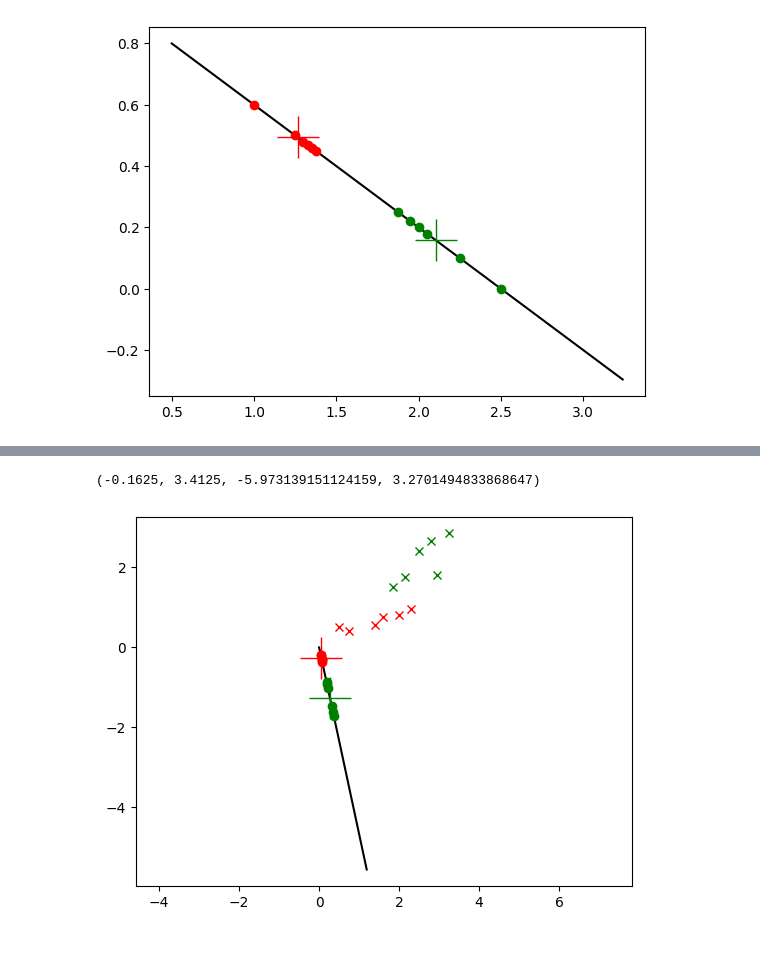
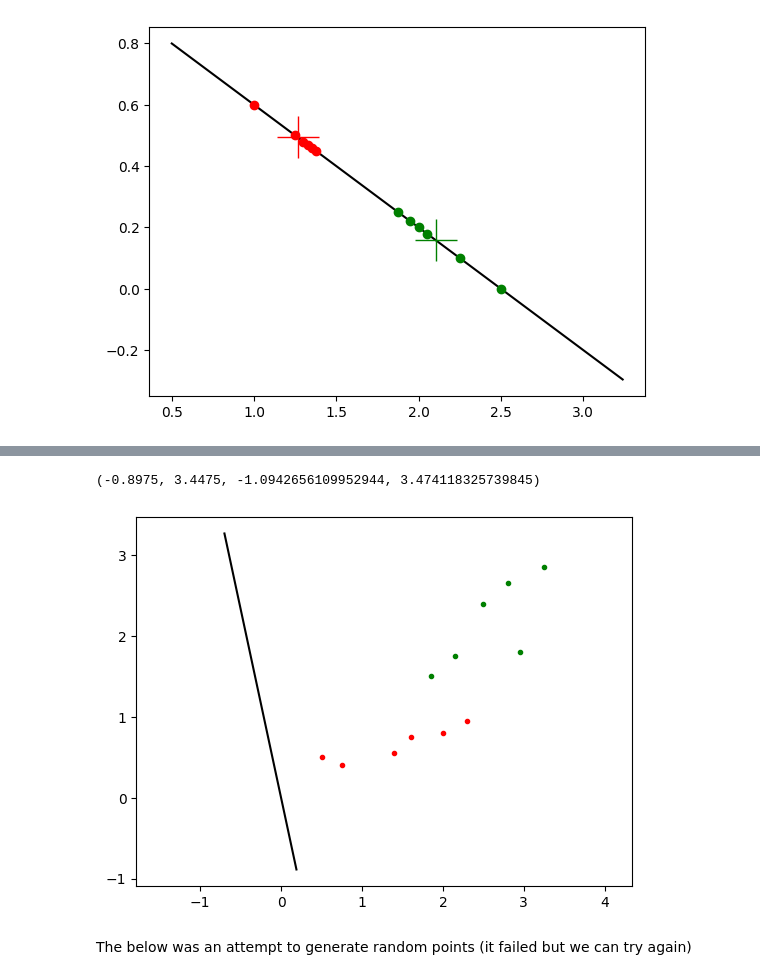
Before and after one commit to peterkrull/p7-ml-refrigeration-fault-detection, a Jupyter notebook: Python/LDA_Plots/LDA_Plots.ipynb, the cells around one changed output, grey strips where cells are left out. Cells and saved outputs as stored; diff of their text form; code cells hidden in the pictures; blank space fills up the shorter version.

```diff
--- a/Python/LDA_Plots/LDA_Plots.ipynb
+++ b/Python/LDA_Plots/LDA_Plots.ipynb
@@ -90,46 +90,55 @@ Preserving 100.0% of variance
 from numpy import append
 
 
-slope=lda.eig_vec[0][1]/lda.eig_vec[0][0]
+#slope=lda.eig_vec[0][1]/lda.eig_vec[0][0]
+slope=lda.eig_vec[0][0]/lda.eig_vec[0][1]
+#slope=lda.eig_vec[0][1]
+#slope=lda.eig_vec[0][0]
 
 ##################################################
 ##################################################
 ##################################################
 
-x = np.arange(0, 1.2, 0.01, dtype=np.double)
+x = np.arange(-0.7, 0.2, 0.01, dtype=np.double)
 y = slope*x
 plt.plot(x,y, 'k', label='line 0')
 a = np.array([lda.eig_vec[0][0], lda.eig_vec[0][1]])
 
 #################################################
 # Draw each point:
+'''
 i=0
 x_p=[] #optional
 y_p=[]
 while(len(x_12)>i):
     b = np.array([[x_12[i]], [y_12[i]]])
     y_p.append(a.dot(b))
     if(i<len(x_12)/2):
         x_p.append(y_p[i]/slope) #optional
         plt.plot(x_p[i], y_p[i], 'ro', label='line 1')
     else:
         x_p.append(y_p[i]/slope) #optional
         plt.plot(x_p[i], y_p[i], 'go', label='line 2')
     i=i+1
+'''
 
-plt.plot(x1, y1, 'rx', label='line 3')
-plt.plot(x2, y2, 'gx', label='line 4')
+plt.plot(x1, y1, 'r.', label='line 3')
+plt.plot(x2, y2, 'g.', label='line 4')
 
 n=int(len(x_12)/2)
+'''
 y1_mean=np.mean(y_p[0:n-1])
 y2_mean=np.mean(y_p[n:])
 plt.plot(y1_mean/slope, y1_mean, 'r+', markersize=30)
 plt.plot(y2_mean/slope, y2_mean, 'g+', markersize=30)
+'''
 
 plt.axis('equal')
 # %% [output]
-(-0.1625, 3.4125, -5.973139151124159, 3.2701494833868647)
+(-0.8975, 3.4475, -1.0942656109952944, 3.474118325739845)
-[figure, old version]
+[figure, new version]
+# %% [markdown]
+The below was an attempt to generate random points (it failed but we can try again)
 # %%
 ## Creating Random Points.....
 #x1_n=np.random.normal(1.425, 0.8, size=(1, 6))
```
Also changed, not shown: parts of 3 cells of this notebook.
